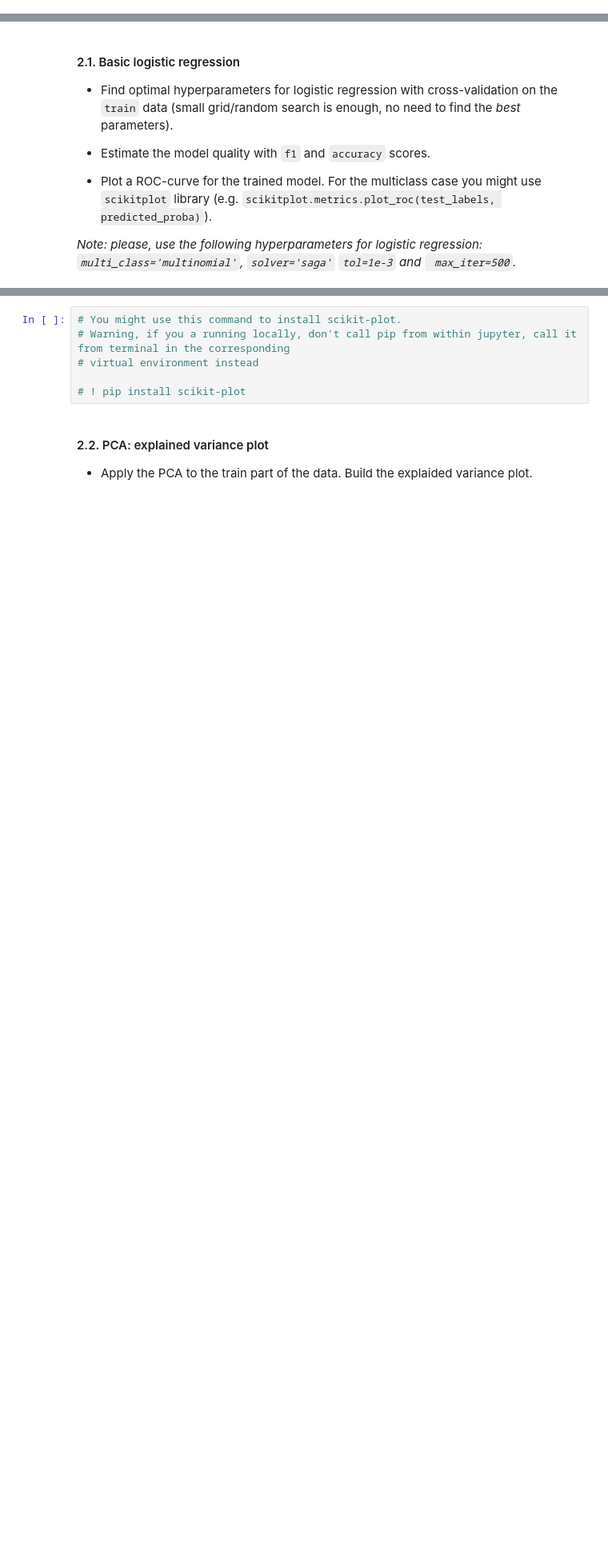
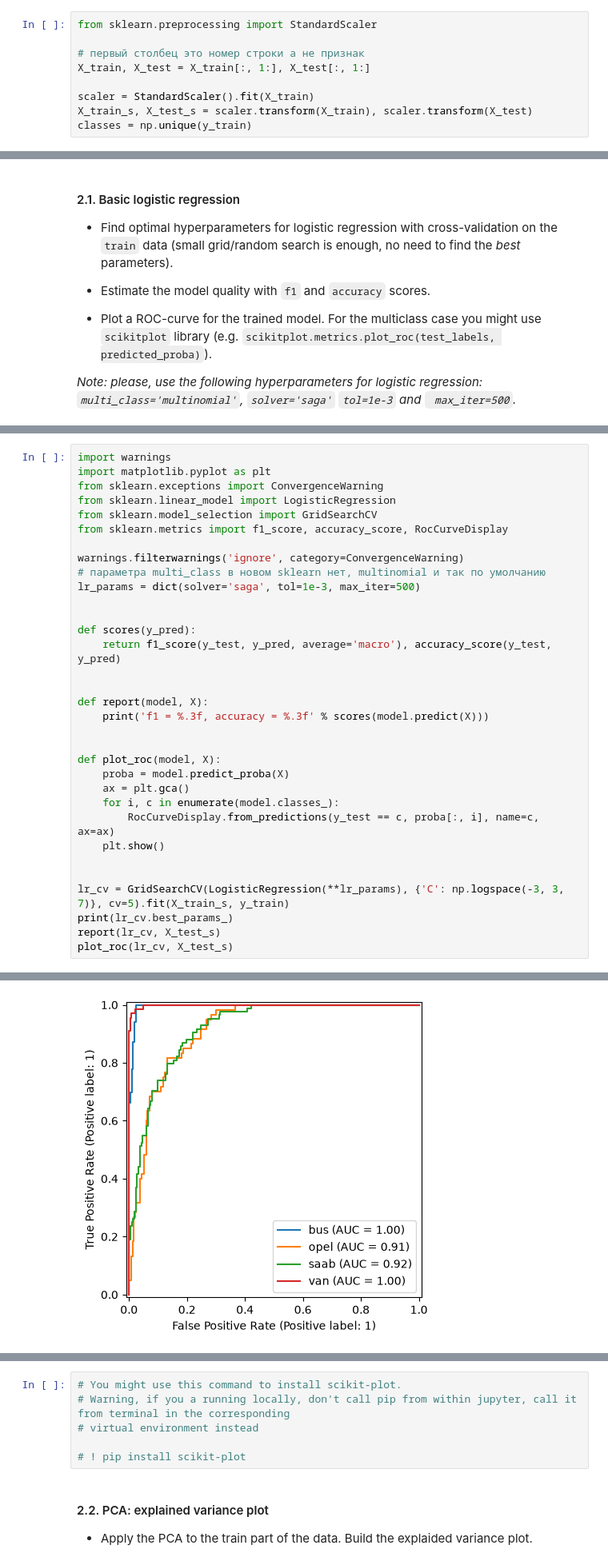
Before and after one commit to gutalinoed/ml_homework, a Jupyter notebook: homeworks/lab01_ml_pipeline/lab01_part2_ml_pipeline.ipynb, the cells around one changed output, grey strips where cells are left out. Shown at 80% size. Drawn from its saved outputs; the diff is of its cells as text; blank space fills up the shorter version.

```diff
--- a/homeworks/lab01_ml_pipeline/lab01_part2_ml_pipeline.ipynb
+++ b/homeworks/lab01_ml_pipeline/lab01_part2_ml_pipeline.ipynb
@@ -102,0 +101,9 @@ Here you are supposed to perform the desired transformations. Please, explain yo
+# %%
+from sklearn.preprocessing import StandardScaler
+
+# первый столбец это номер строки а не признак
+X_train, X_test = X_train[:, 1:], X_test[:, 1:]
+
+scaler = StandardScaler().fit(X_train)
+X_train_s, X_test_s = scaler.transform(X_train), scaler.transform(X_test)
+classes = np.unique(y_train)
@@ -112,0 +120,34 @@ Here you are supposed to perform the desired transformations. Please, explain yo
+# %%
+import warnings
+import matplotlib.pyplot as plt
+from sklearn.exceptions import ConvergenceWarning
+from sklearn.linear_model import LogisticRegression
+from sklearn.model_selection import GridSearchCV
+from sklearn.metrics import f1_score, accuracy_score, RocCurveDisplay
+
+warnings.filterwarnings('ignore', category=ConvergenceWarning)
+# параметра multi_class в новом sklearn нет, multinomial и так по умолчанию
+lr_params = dict(solver='saga', tol=1e-3, max_iter=500)
+
+
+def scores(y_pred):
+    return f1_score(y_test, y_pred, average='macro'), accuracy_score(y_test, y_pred)
+
+
+def report(model, X):
+    print('f1 = %.3f, accuracy = %.3f' % scores(model.predict(X)))
+
+
+def plot_roc(model, X):
+    proba = model.predict_proba(X)
+    ax = plt.gca()
+    for i, c in enumerate(model.classes_):
+        RocCurveDisplay.from_predictions(y_test == c, proba[:, i], name=c, ax=ax)
+    plt.show()
+
+
+lr_cv = GridSearchCV(LogisticRegression(**lr_params), {'C': np.logspace(-3, 3, 7)}, cv=5).fit(X_train_s, y_train)
+print(lr_cv.best_params_)
+report(lr_cv, X_test_s)
+plot_roc(lr_cv, X_test_s)
+# %% [output]
@@ -112,0 +156 @@ Here you are supposed to perform the desired transformations. Please, explain yo
+[figure, added]
```
Also changed, not shown: parts of 34 cells of this notebook, 2 other files.
